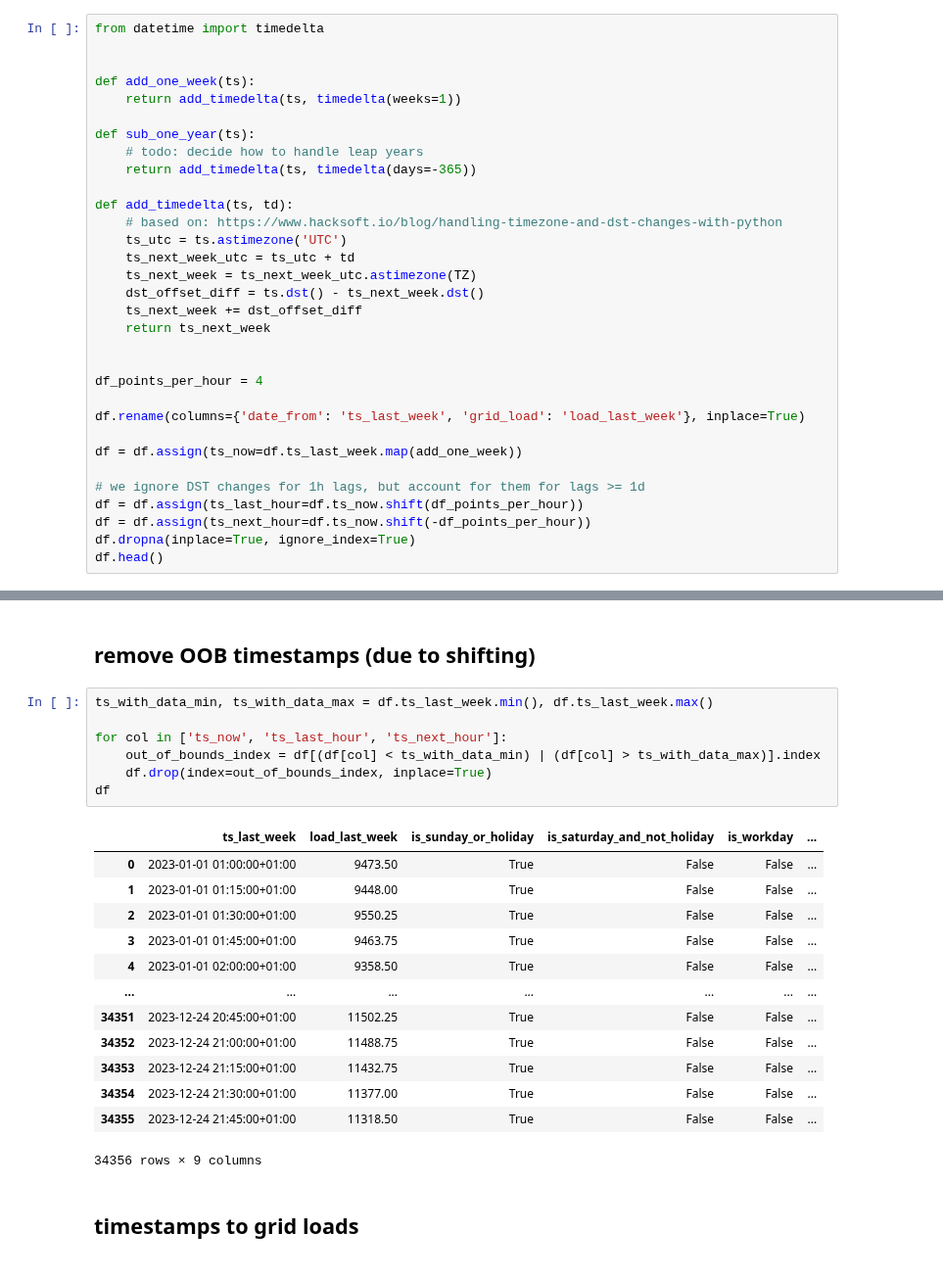
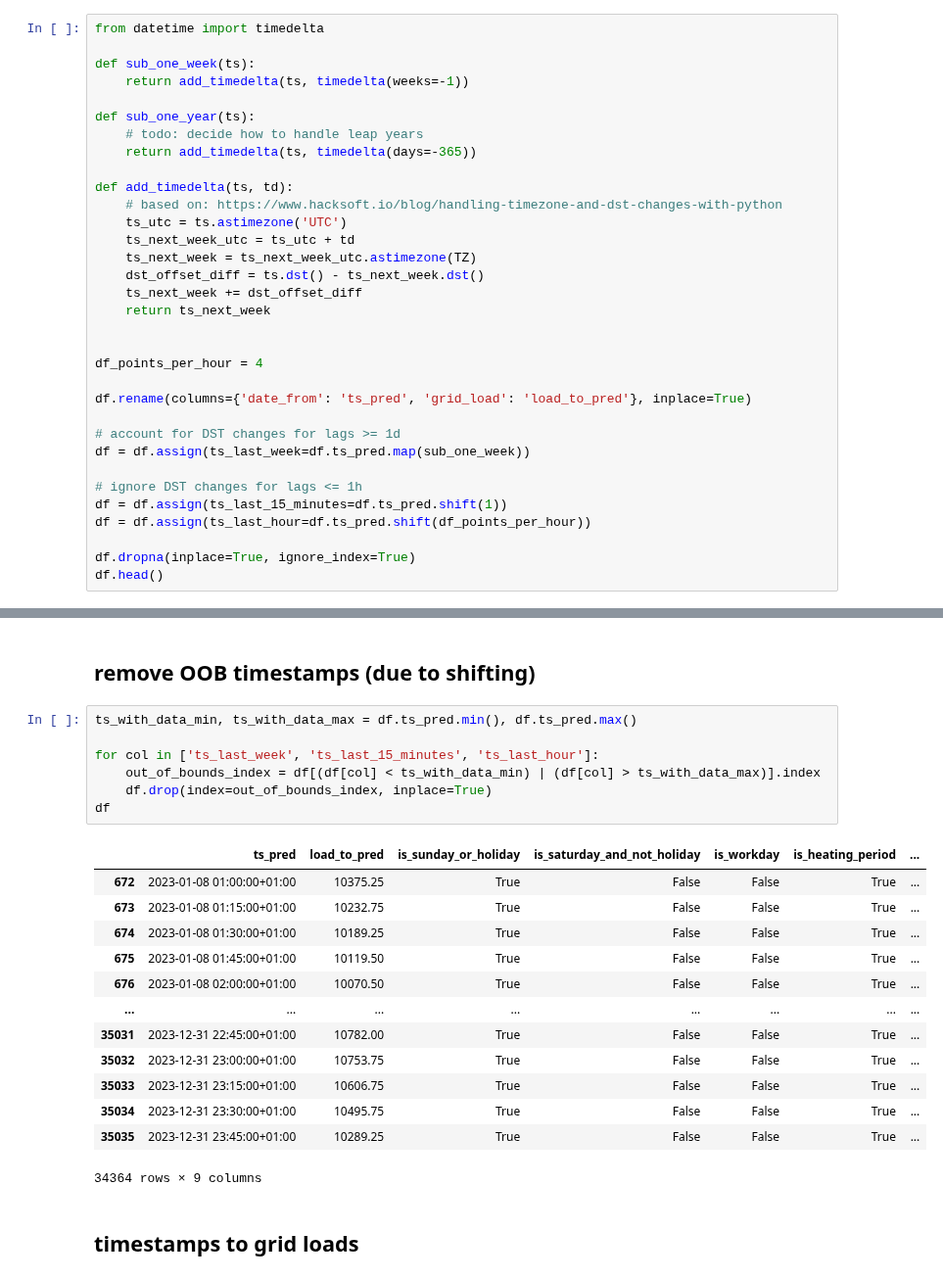
Before and after one commit to MischaDy/electricity-uq, a Jupyter notebook: energy_test.ipynb, the cells around one changed output, grey strips where cells are left out. Shown at 98% size. Drawn from its saved outputs; the diff is of its cells as text.

Commit message:
fix energy data

```diff
--- a/energy_test.ipynb
+++ b/energy_test.ipynb
@@ -92,9 +94,8 @@ grid_load_dict = dict(zip(df.date_from, df.grid_load))
 # %%
 from datetime import timedelta
 
-
-def add_one_week(ts):
-    return add_timedelta(ts, timedelta(weeks=1))
+def sub_one_week(ts):
+    return add_timedelta(ts, timedelta(weeks=-1))
 
 def sub_one_year(ts):
     # todo: decide how to handle leap years
@@ -112,13 +113,15 @@ def add_timedelta(ts, td):
 
 df_points_per_hour = 4
 
-df.rename(columns={'date_from': 'ts_last_week', 'grid_load': 'load_last_week'}, inplace=True)
+df.rename(columns={'date_from': 'ts_pred', 'grid_load': 'load_to_pred'}, inplace=True)
 
-df = df.assign(ts_now=df.ts_last_week.map(add_one_week))
+# account for DST changes for lags >= 1d
+df = df.assign(ts_last_week=df.ts_pred.map(sub_one_week))
 
-# we ignore DST changes for 1h lags, but account for them for lags >= 1d
-df = df.assign(ts_last_hour=df.ts_now.shift(df_points_per_hour))
-df = df.assign(ts_next_hour=df.ts_now.shift(-df_points_per_hour))
+# ignore DST changes for lags <= 1h
+df = df.assign(ts_last_15_minutes=df.ts_pred.shift(1))
+df = df.assign(ts_last_hour=df.ts_pred.shift(df_points_per_hour))
+
 df.dropna(inplace=True, ignore_index=True)
 df.head()
 # %% [output]
@@ -131,26 +134,26 @@ df.head()
 # %% [markdown]
 ## remove OOB timestamps (due to shifting)
 # %%
-ts_with_data_min, ts_with_data_max = df.ts_last_week.min(), df.ts_last_week.max()
+ts_with_data_min, ts_with_data_max = df.ts_pred.min(), df.ts_pred.max()
 
-for col in ['ts_now', 'ts_last_hour', 'ts_next_hour']:
+for col in ['ts_last_week', 'ts_last_15_minutes', 'ts_last_hour']:
     out_of_bounds_index = df[(df[col] < ts_with_data_min) | (df[col] > ts_with_data_max)].index
     df.drop(index=out_of_bounds_index, inplace=True)
 df
 # %% [output]
-|  | ts_last_week | load_last_week | is_sunday_or_holiday | is_saturday_and_not_holiday | is_workday | ... |
-| 0 | 2023-01-01 01:00:00+01:00 | 9473.50 | True | False | False | ... |
-| 1 | 2023-01-01 01:15:00+01:00 | 9448.00 | True | False | False | ... |
-| 2 | 2023-01-01 01:30:00+01:00 | 9550.25 | True | False | False | ... |
-| 3 | 2023-01-01 01:45:00+01:00 | 9463.75 | True | False | False | ... |
-| 4 | 2023-01-01 02:00:00+01:00 | 9358.50 | True | False | False | ... |
-| ... | ... | ... | ... | ... | ... | ... |
-| 34351 | 2023-12-24 20:45:00+01:00 | 11502.25 | True | False | False | ... |
-| 34352 | 2023-12-24 21:00:00+01:00 | 11488.75 | True | False | False | ... |
-| 34353 | 2023-12-24 21:15:00+01:00 | 11432.75 | True | False | False | ... |
-| 34354 | 2023-12-24 21:30:00+01:00 | 11377.00 | True | False | False | ... |
-| 34355 | 2023-12-24 21:45:00+01:00 | 11318.50 | True | False | False | ... |
+|  | ts_pred | load_to_pred | is_sunday_or_holiday | is_saturday_and_not_holiday | is_workday | is_heating_period | ... |
+| 672 | 2023-01-08 01:00:00+01:00 | 10375.25 | True | False | False | True | ... |
+| 673 | 2023-01-08 01:15:00+01:00 | 10232.75 | True | False | False | True | ... |
+| 674 | 2023-01-08 01:30:00+01:00 | 10189.25 | True | False | False | True | ... |
+| 675 | 2023-01-08 01:45:00+01:00 | 10119.50 | True | False | False | True | ... |
+| 676 | 2023-01-08 02:00:00+01:00 | 10070.50 | True | False | False | True | ... |
+| ... | ... | ... | ... | ... | ... | ... | ... |
+| 35031 | 2023-12-31 22:45:00+01:00 | 10782.00 | True | False | False | True | ... |
+| 35032 | 2023-12-31 23:00:00+01:00 | 10753.75 | True | False | False | True | ... |
+| 35033 | 2023-12-31 23:15:00+01:00 | 10606.75 | True | False | False | True | ... |
+| 35034 | 2023-12-31 23:30:00+01:00 | 10495.75 | True | False | False | True | ... |
+| 35035 | 2023-12-31 23:45:00+01:00 | 10289.25 | True | False | False | True | ... |
-34356 rows × 9 columns
+34364 rows × 9 columns
 # %% [markdown]
 ## timestamps to grid loads
 # %%
```
Also changed, not shown: parts of 8 cells of this notebook, 3 other files.
